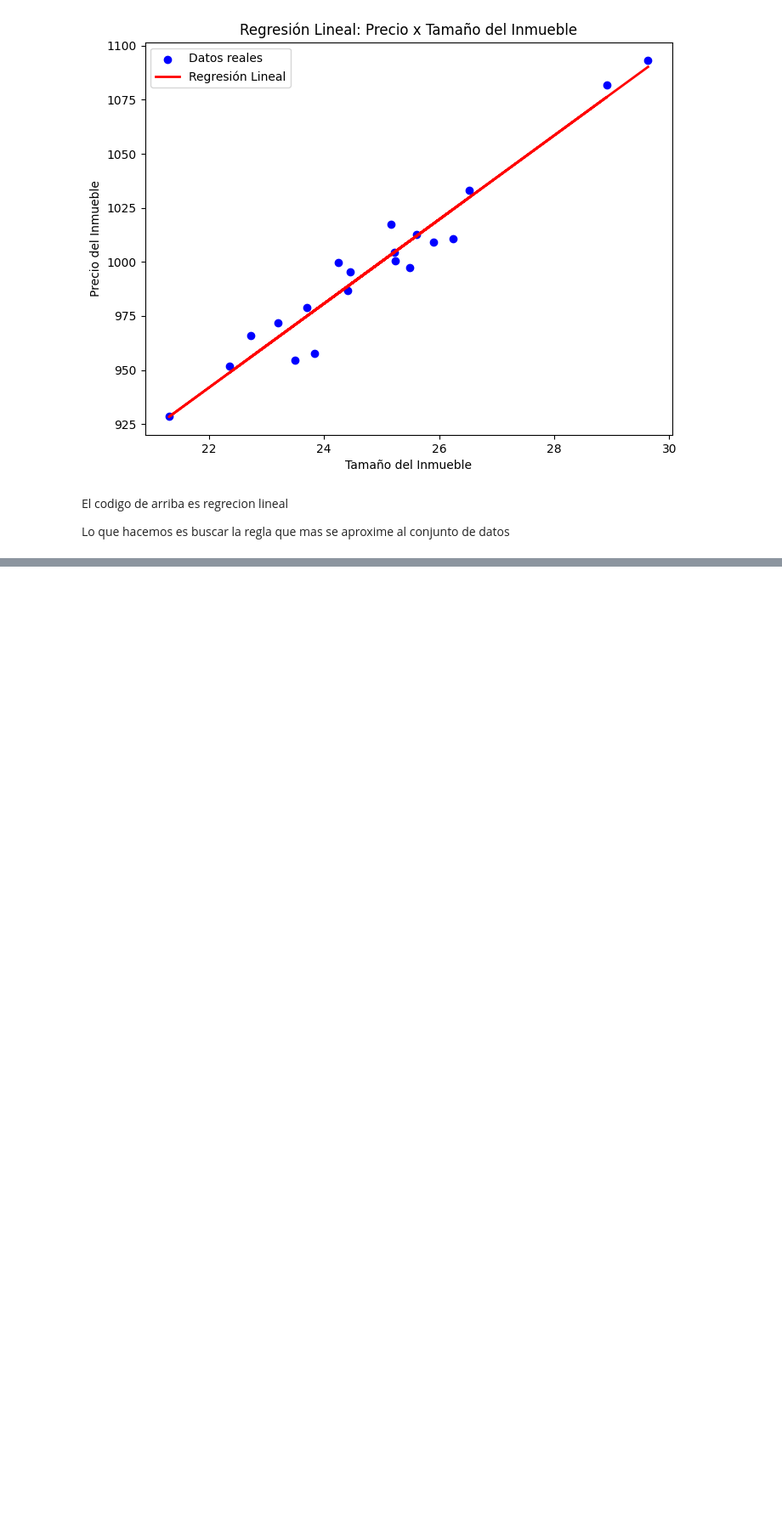
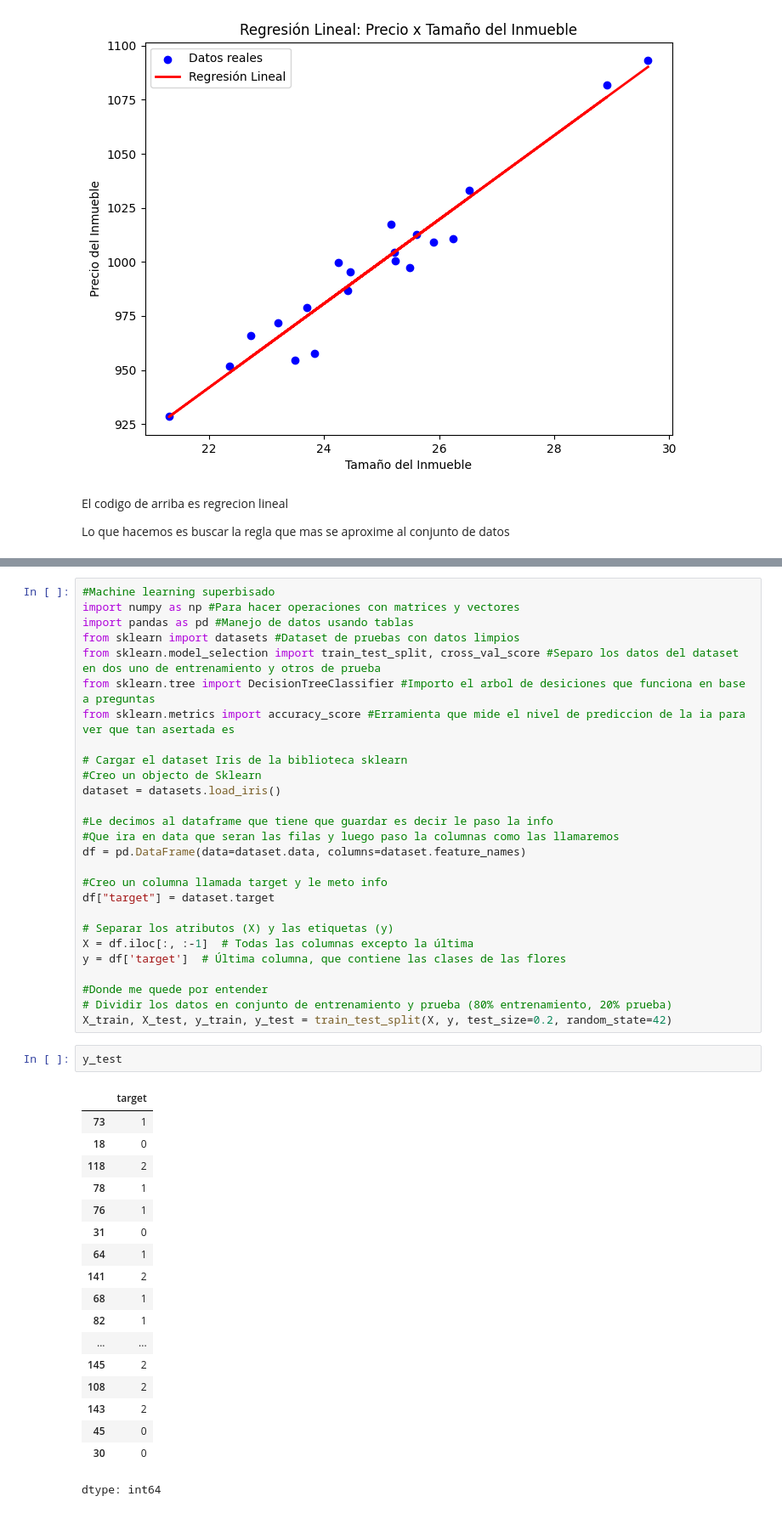
Before and after one commit to Rafael-Diaz-O/fundamentos_IA_algoritmos_machine_learning, a Jupyter notebook: Fundamentos_IA.ipynb, the cells around one changed output, grey strips where cells are left out. Shown at 85% size. Saved outputs shown, nothing was run; the diff lists cells and outputs as text; blank space fills up the shorter version.

```diff
--- a/Fundamentos_IA.ipynb
+++ b/Fundamentos_IA.ipynb
@@ -163,0 +214,48 @@ Lo que hacemos es buscar la regla que mas se aproxime al conjunto de datos
+# %%
+#Machine learning superbisado
+import numpy as np #Para hacer operaciones con matrices y vectores
+import pandas as pd #Manejo de datos usando tablas
+from sklearn import datasets #Dataset de pruebas con datos limpios
+from sklearn.model_selection import train_test_split, cross_val_score #Separo los datos del dataset en dos uno de entrenamiento y otros de prueba
+from sklearn.tree import DecisionTreeClassifier #Importo el arbol de desiciones que funciona en base a preguntas
+from sklearn.metrics import accuracy_score #Erramienta que mide el nivel de prediccion de la ia para ver que tan asertada es
+
+# Cargar el dataset Iris de la biblioteca sklearn
+#Creo un objecto de Sklearn
+dataset = datasets.load_iris()
+
+#Le decimos al dataframe que tiene que guardar es decir le paso la info
+#Que ira en data que seran las filas y luego paso la columnas como las llamaremos
+df = pd.DataFrame(data=dataset.data, columns=dataset.feature_names)
+
+#Creo un columna llamada target y le meto info
+df["target"] = dataset.target
+
+# Separar los atributos (X) y las etiquetas (y)
+X = df.iloc[:, :-1]  # Todas las columnas excepto la última
+y = df['target']  # Última columna, que contiene las clases de las flores
+
+#Donde me quede por entender
+# Dividir los datos en conjunto de entrenamiento y prueba (80% entrenamiento, 20% prueba)
+X_train, X_test, y_train, y_test = train_test_split(X, y, test_size=0.2, random_state=42)
+# %%
+y_test
+# %% [output]
+|  | target |
+| 73 | 1 |
+| 18 | 0 |
+| 118 | 2 |
+| 78 | 1 |
+| 76 | 1 |
+| 31 | 0 |
+| 64 | 1 |
+| 141 | 2 |
+| 68 | 1 |
+| 82 | 1 |
+| ... | ... |
+| 145 | 2 |
+| 108 | 2 |
+| 143 | 2 |
+| 45 | 0 |
+| 30 | 0 |
+dtype: int64
```
Also changed, not shown: parts of 3 cells of this notebook.
